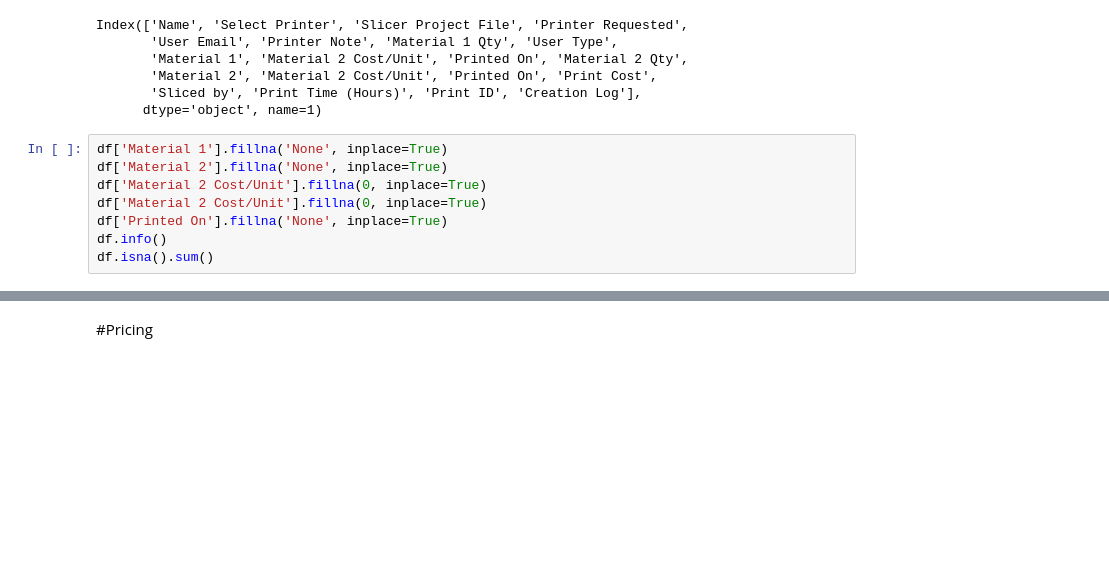
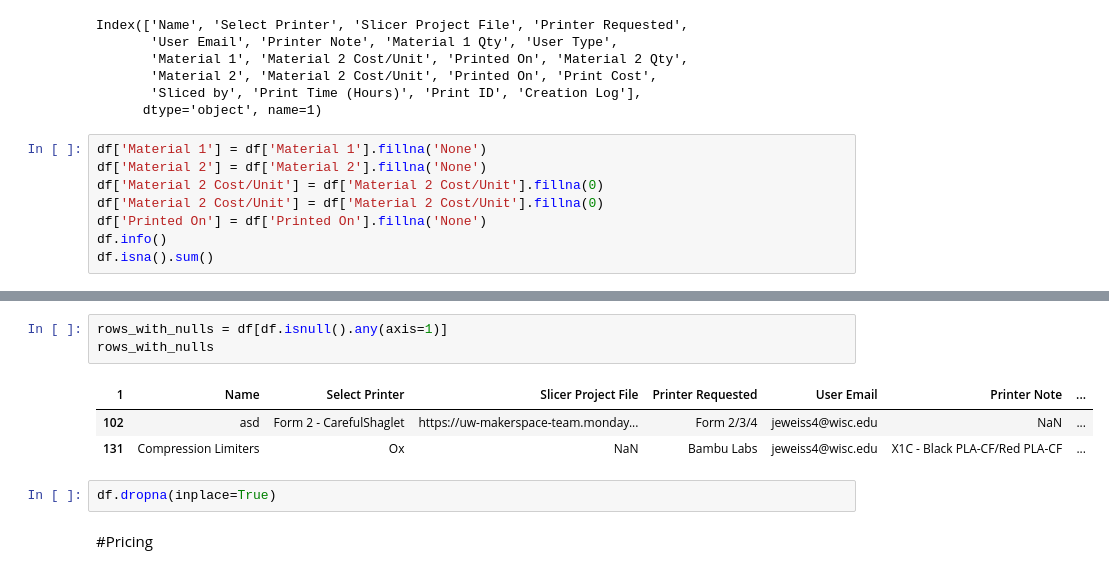
Before and after one commit to MarMar888/ECEDesignLabProj, a Jupyter notebook: MainClean.ipynb, the cells around one changed output, grey strips where cells are left out. Cells and saved outputs as stored; diff of their text form; blank space fills up the shorter version.

```diff
--- a/MainClean.ipynb
+++ b/MainClean.ipynb
@@ -166,11 +166,11 @@ Index(['Name', 'Select Printer', 'Slicer Project File', 'Printer Requested',
        'Sliced by', 'Print Time (Hours)', 'Print ID', 'Creation Log'],
       dtype='object', name=1)
 # %%
-df['Material 1'].fillna('None', inplace=True)
-df['Material 2'].fillna('None', inplace=True)
-df['Material 2 Cost/Unit'].fillna(0, inplace=True)
-df['Material 2 Cost/Unit'].fillna(0, inplace=True)
-df['Printed On'].fillna('None', inplace=True)
+df['Material 1'] = df['Material 1'].fillna('None')
+df['Material 2'] = df['Material 2'].fillna('None')
+df['Material 2 Cost/Unit'] = df['Material 2 Cost/Unit'].fillna(0)
+df['Material 2 Cost/Unit'] = df['Material 2 Cost/Unit'].fillna(0)
+df['Printed On'] = df['Printed On'].fillna('None')
 df.info()
 df.isna().sum()
 # %% [output]
@@ -228,3 +232,12 @@ dtype: int64
+# %%
+rows_with_nulls = df[df.isnull().any(axis=1)]
+rows_with_nulls
+# %% [output]
+| 1 | Name | Select Printer | Slicer Project File | Printer Requested | User Email | Printer Note | ... |
+| 102 | asd | Form 2 - CarefulShaglet | https://uw-makerspace-team.monday... | Form 2/3/4 | jeweiss4@wisc.edu | NaN | ... |
+| 131 | Compression Limiters | Ox | NaN | Bambu Labs | jeweiss4@wisc.edu | X1C - Black PLA-CF/Red PLA-CF | ... |
+# %%
+df.dropna(inplace=True)
 # %% [markdown]
 #Pricing
 # %%
```
Also changed, not shown: parts of 3 cells of this notebook.
